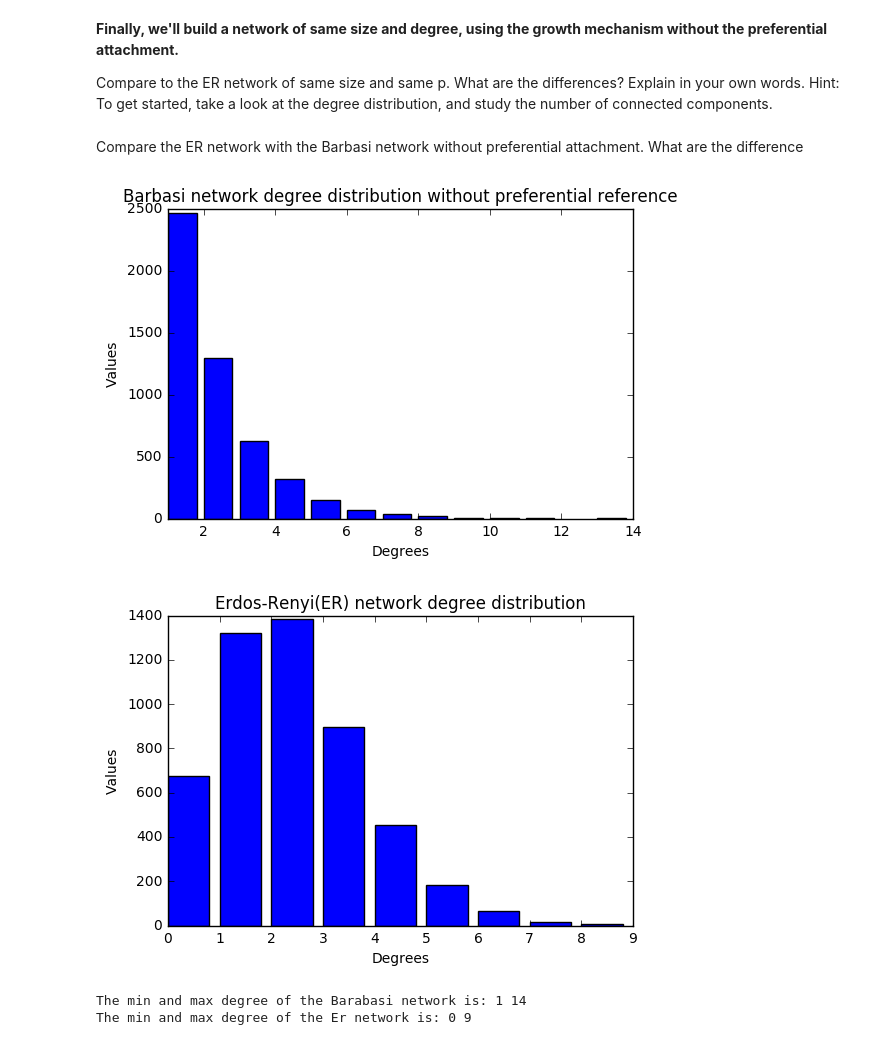
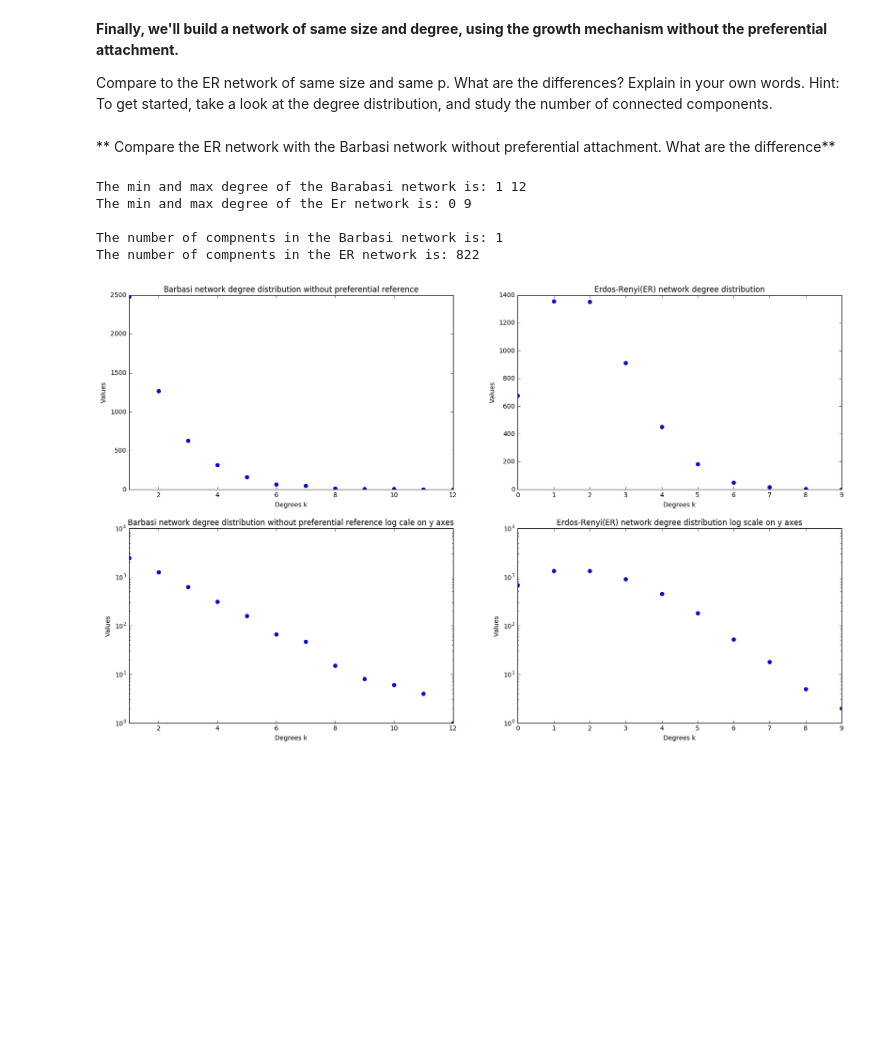
Before and after one commit to gretarg09/DTU__SocialGraphsAndInteractions, a Jupyter notebook: week_three/week_three_GAG.ipynb, the cells around one changed output. Cells and saved outputs as stored; diff of their text form; code cells hidden in the pictures; blank space fills up the shorter version.

```diff
--- a/week_three/week_three_GAG.ipynb
+++ b/week_three/week_three_GAG.ipynb
@@ -242,8 +235,10 @@ N = 5000
 p =  barbasi_k / (N - 1)
 G_er = nx.erdos_renyi_graph(N,p)
 # %% [markdown]
-Compare the ER network with the Barbasi network without preferential attachment. What are the difference
+** Compare the ER network with the Barbasi network without preferential attachment. What are the difference**
 # %%
+%matplotlib inline
+
 from __future__ import division
 import collections
 
@@ -259,43 +254,75 @@ barbasi_degree_dist = { "bin_edges" : [], "values" : [] }
 # Let´s bin these integer numbers from max to min, where each integer value gets its own bin
 for number, value in collections.Counter(er_degree).items():
     er_degree_dist["bin_edges"].append(number)
     er_degree_dist["values"].append(value)
 for number, value in collections.Counter(barbasi_degree).items():
     barbasi_degree_dist["bin_edges"].append(number)
     barbasi_degree_dist["values"].append(value)
 
-plt.bar(barbasi_degree_dist["bin_edges"], barbasi_degree_dist["values"])
+
+plt.figure(num=None, figsize=(20,12), dpi=80, facecolor="w", edgecolor="k")
+
+plt.subplot(2,2,1)
+#plt.subplots_adjust(wspace=0.7, hspace=0.3)
+plt.plot(barbasi_degree_dist["bin_edges"], barbasi_degree_dist["values"],'o')
 plt.xlim(min(barbasi_degree_dist["bin_edges"]), max(barbasi_degree_dist["bin_edges"]))
-
 plt.title("Barbasi network degree distribution without preferential reference")
-plt.xlabel("Degrees")
+plt.xlabel("Degrees k")
 plt.ylabel("Values")
 
-plt.show()
 
-plt.bar(er_degree_dist["bin_edges"], er_degree_dist["values"])
+plt.subplot(2,2,2)
+#plt.subplots_adjust(wspace=0.7, hspace=0.3)
+plt.plot(er_degree_dist["bin_edges"], er_degree_dist["values"],'o')
 plt.xlim(min(er_degree_dist["bin_edges"]), max(er_degree_dist["bin_edges"]))
-
 plt.title("Erdos-Renyi(ER) network degree distribution")
-plt.xlabel("Degrees")
+plt.xlabel("Degrees k")
 plt.ylabel("Values")
 
-plt.show()
+plt.subplot(2,2,3)
+#plt.subplots_adjust(wspace=0.7, hspace=0.3)
+plt.yscale('log')
+plt.plot(barbasi_degree_dist["bin_edges"], barbasi_degree_dist["values"], 'o')
+plt.xlim(min(barbasi_degree_dist["bin_edges"]), max(barbasi_degree_dist["bin_edges"]))
+plt.title("Barbasi network degree distribution without preferential reference log cale on y axes")
+plt.xlabel("Degrees k")
+plt.ylabel("Values")
+
+plt.subplot(2,2,4)
+#plt.subplots_adjust(wspace=0.7, hspace=0.3)
+plt.yscale('log')
+plt.plot(er_degree_dist["bin_edges"], er_degree_dist["values"],'o')
+plt.xlim(min(er_degree_dist["bin_edges"]), max(er_degree_dist["bin_edges"]))
+plt.title("Erdos-Renyi(ER) network degree distribution log scale on y axes")
+plt.xlabel("Degrees k")
+plt.ylabel("Values")
+
 
 
 # Check out the min and max degrees
 # Find the maximum and minimum degree of the network
 print "The min and max degree of the Barabasi network is: {} {}".format(
     min(G_barabasi.degree().values()),
     max(G_barabasi.degree().values())
 )
 
-print "The min and max degree of the Er network is: {} {}".format(
+print "The min and max degree of the Er network is: {} {} \n".format(
     min(G_er.degree().values()),
     max(G_er.degree().values())
 )
+
+# Check out the number of connected components in the networks
+print "The number of compnents in the Barbasi network is: {}".format(
+    nx.number_connected_components(G_barabasi)
+)
+
+print "The number of compnents in the ER network is: {}".format(
+    nx.number_connected_components(G_er)
+)
 # %% [output]
+The min and max degree of the Barabasi network is: 1 12
+The min and max degree of the Er network is: 0 9
+
+The number of compnents in the Barbasi network is: 1
+The number of compnents in the ER network is: 822
-[figure, old version]
+[figure, new version]
-[figure, removed]
-The min and max degree of the Barabasi network is: 1 14
-The min and max degree of the Er network is: 0 9
```
Also changed, not shown: parts of 11 cells of this notebook, 1 other file.
